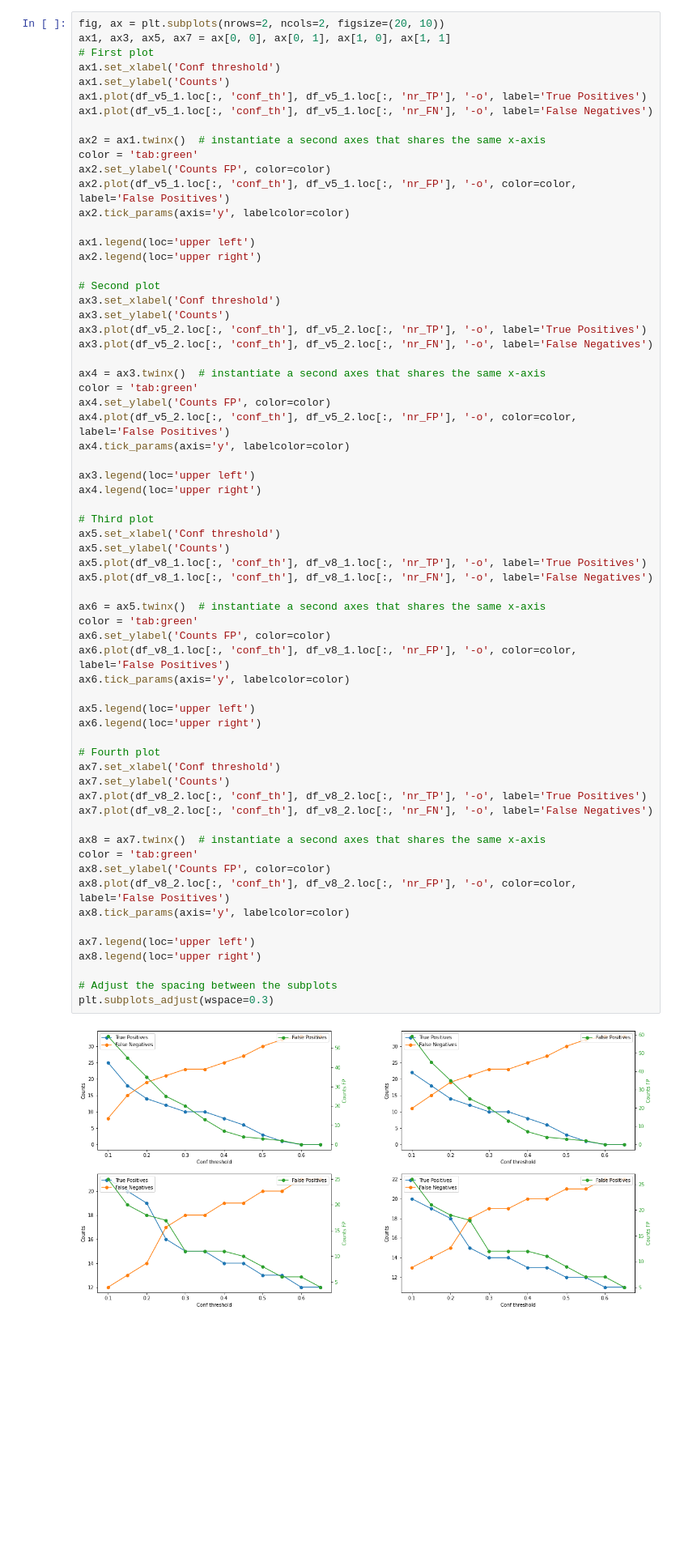
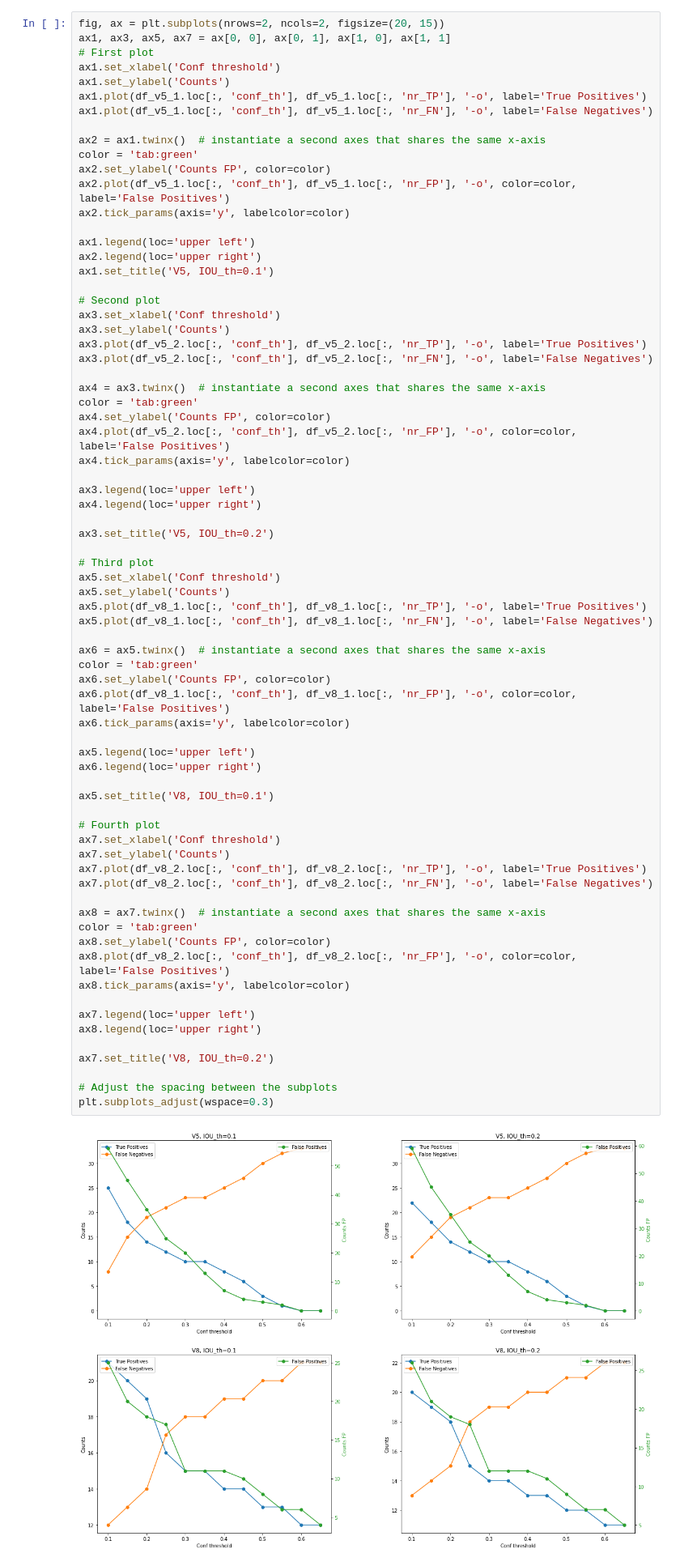
Before and after one commit to andreaberti11235/detection_analysis, a Jupyter notebook: plot_count_ensemble.ipynb, the cells around one changed output. Shown at 81% size. Cells and saved outputs as stored; diff of their text form; blank space fills up the shorter version.

```diff
--- a/plot_count_ensemble.ipynb
+++ b/plot_count_ensemble.ipynb
@@ -372,7 +372,7 @@ df_v8_1 = pd.read_csv(txt_v8_1, sep= ' ')
 txt_v8_2 = '/Users/andreaberti/Documents/work/DBT/test_inference/plot_ensemble/count_v8/conf_th_variation_iou_2e-1.txt'
 df_v8_2 = pd.read_csv(txt_v8_2, sep= ' ')
 # %%
-fig, ax = plt.subplots(nrows=2, ncols=2, figsize=(20, 10))
+fig, ax = plt.subplots(nrows=2, ncols=2, figsize=(20, 15))
 ax1, ax3, ax5, ax7 = ax[0, 0], ax[0, 1], ax[1, 0], ax[1, 1]
 # First plot
 ax1.set_xlabel('Conf threshold')
@@ -388,6 +388,7 @@ ax2.tick_params(axis='y', labelcolor=color)
 
 ax1.legend(loc='upper left')
 ax2.legend(loc='upper right')
+ax1.set_title('V5, IOU_th=0.1')
 
 # Second plot
 ax3.set_xlabel('Conf threshold')
@@ -404,37 +405,43 @@ ax4.tick_params(axis='y', labelcolor=color)
 ax3.legend(loc='upper left')
 ax4.legend(loc='upper right')
 
+ax3.set_title('V5, IOU_th=0.2')
+
 # Third plot
 ax5.set_xlabel('Conf threshold')
 ax5.set_ylabel('Counts')
 ax5.plot(df_v8_1.loc[:, 'conf_th'], df_v8_1.loc[:, 'nr_TP'], '-o', label='True Positives')
 ax5.plot(df_v8_1.loc[:, 'conf_th'], df_v8_1.loc[:, 'nr_FN'], '-o', label='False Negatives')
 
 ax6 = ax5.twinx()  # instantiate a second axes that shares the same x-axis
 color = 'tab:green'
 ax6.set_ylabel('Counts FP', color=color)
 ax6.plot(df_v8_1.loc[:, 'conf_th'], df_v8_1.loc[:, 'nr_FP'], '-o', color=color, label='False Positives')
 ax6.tick_params(axis='y', labelcolor=color)
 
 ax5.legend(loc='upper left')
 ax6.legend(loc='upper right')
+
+ax5.set_title('V8, IOU_th=0.1')
 
 # Fourth plot
 ax7.set_xlabel('Conf threshold')
 ax7.set_ylabel('Counts')
 ax7.plot(df_v8_2.loc[:, 'conf_th'], df_v8_2.loc[:, 'nr_TP'], '-o', label='True Positives')
 ax7.plot(df_v8_2.loc[:, 'conf_th'], df_v8_2.loc[:, 'nr_FN'], '-o', label='False Negatives')
 
 ax8 = ax7.twinx()  # instantiate a second axes that shares the same x-axis
 color = 'tab:green'
 ax8.set_ylabel('Counts FP', color=color)
 ax8.plot(df_v8_2.loc[:, 'conf_th'], df_v8_2.loc[:, 'nr_FP'], '-o', color=color, label='False Positives')
 ax8.tick_params(axis='y', labelcolor=color)
 
 ax7.legend(loc='upper left')
 ax8.legend(loc='upper right')
 
+ax7.set_title('V8, IOU_th=0.2')
+
 # Adjust the spacing between the subplots
 plt.subplots_adjust(wspace=0.3)
 # %% [output]
-[figure, old version]
+[figure, new version]
```
